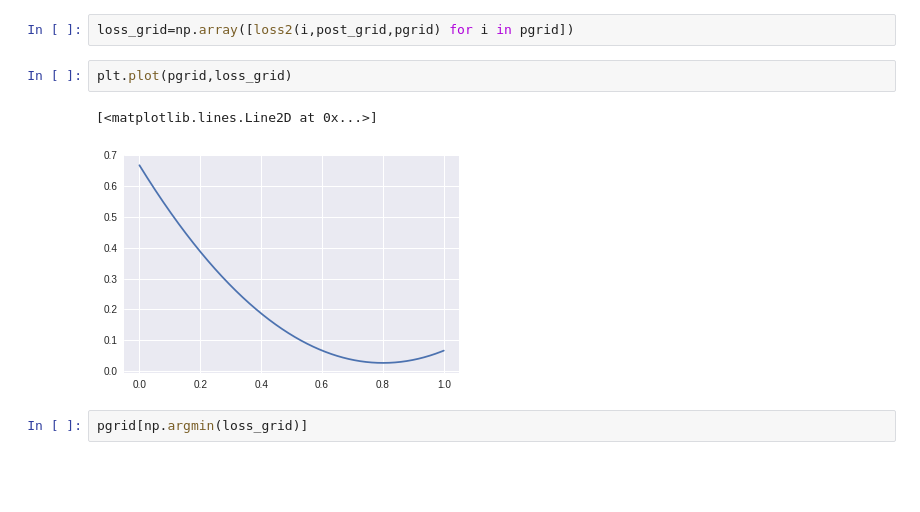
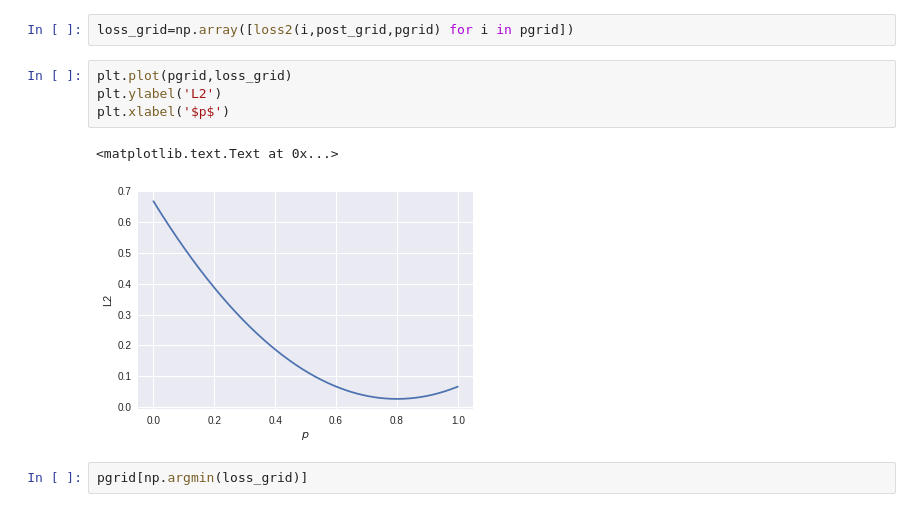
Before and after one commit to saint-germain/marginalization_bayes, a Jupyter notebook: stat_reth_ch3.ipynb, the cells around one changed output. Drawn from its saved outputs; the diff is of its cells as text; blank space fills up the shorter version.

```diff
--- a/stat_reth_ch3.ipynb
+++ b/stat_reth_ch3.ipynb
@@ -156,9 +160,11 @@ loss2(1,post_grid,pgrid)
 loss_grid=np.array([loss2(i,post_grid,pgrid) for i in pgrid])
 # %%
 plt.plot(pgrid,loss_grid)
+plt.ylabel('L2')
+plt.xlabel('$p$')
 # %% [output]
-[<matplotlib.lines.Line2D at 0x...>]
+<matplotlib.text.Text at 0x...>
-[figure, old version]
+[figure, new version]
 # %%
 pgrid[np.argmin(loss_grid)]
 # %% [output]
```
Also changed, not shown: parts of 6 cells of this notebook, 1 other file.
